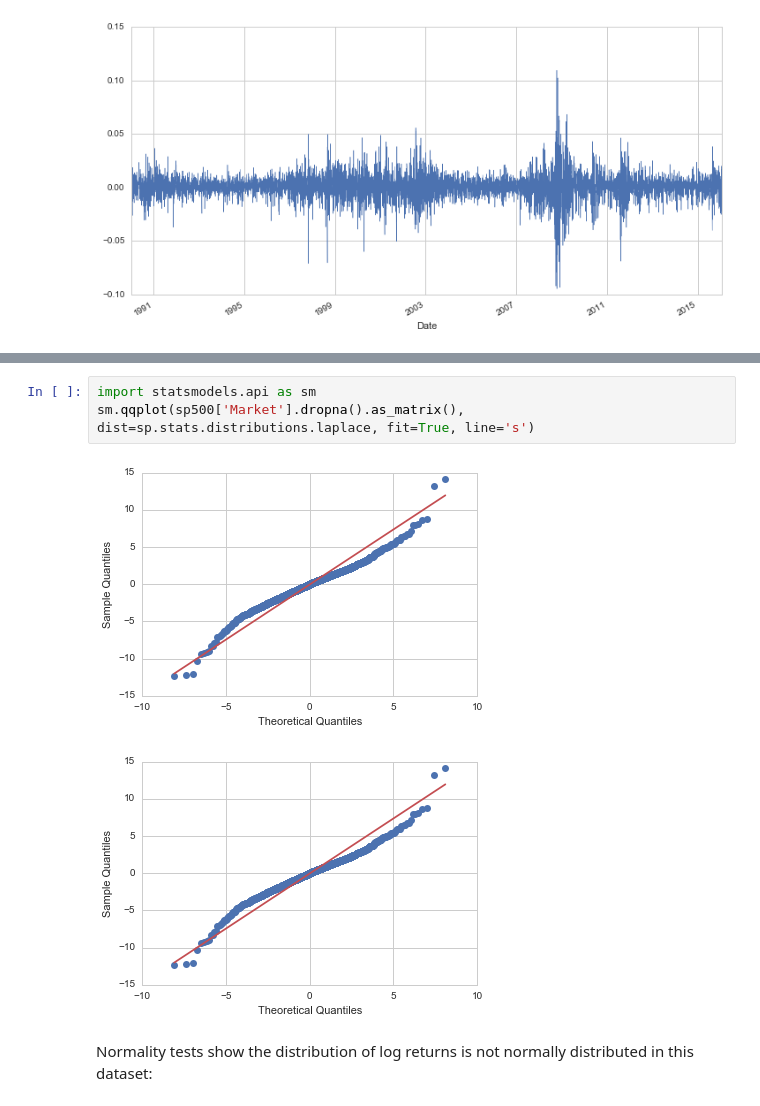
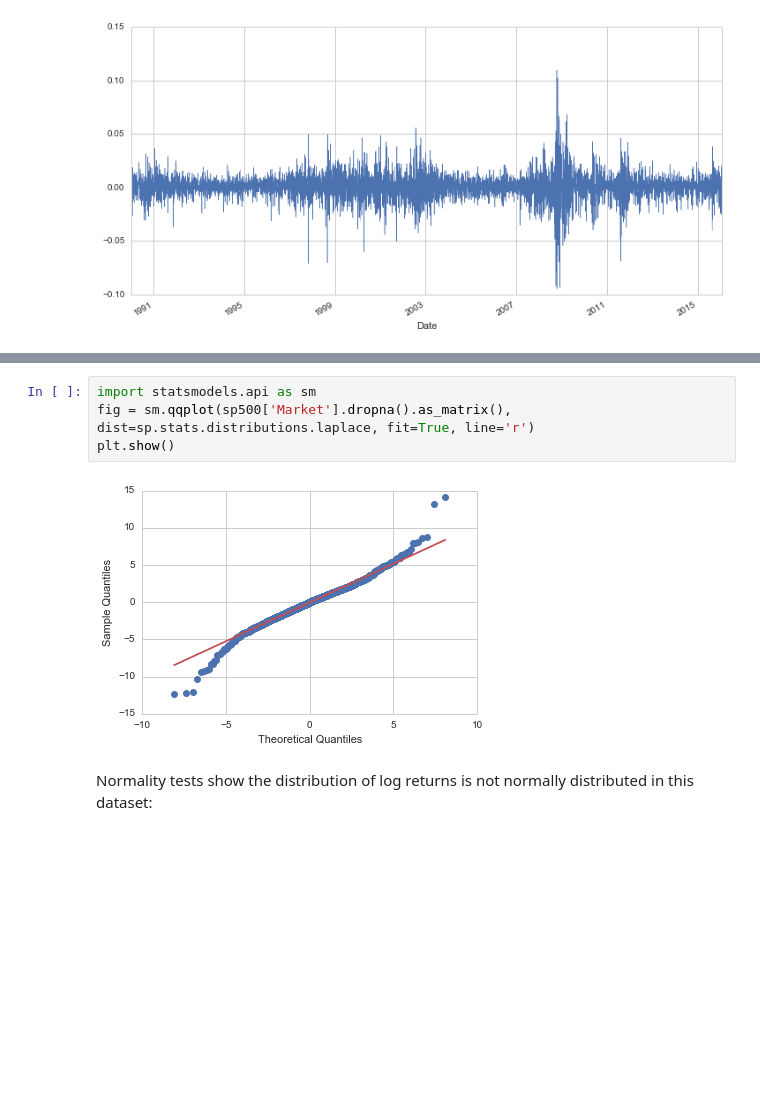
Before and after one commit to clausherther/public, a Jupyter notebook: time_series/Backtest of a Trend Strategy (based on 'Python for Finance').ipynb, the cells around one changed output, grey strips where cells are left out. Drawn from its saved outputs; the diff is of its cells as text; blank space fills up the shorter version.

```diff
--- a/time_series/Backtest of a Trend Strategy (based on 'Python for Finance').ipynb
+++ b/time_series/Backtest of a Trend Strategy (based on 'Python for Finance').ipynb
@@ -63,10 +63,10 @@ plt.show()
 [figure]
 # %%
 import statsmodels.api as sm
-sm.qqplot(sp500['Market'].dropna().as_matrix(), dist=sp.stats.distributions.laplace, fit=True, line='s')
+fig = sm.qqplot(sp500['Market'].dropna().as_matrix(), dist=sp.stats.distributions.laplace, fit=True, line='r')
+plt.show()
 # %% [output]
-[figure, old version]
+[figure, new version]
-[figure, removed]
 # %% [markdown]
 Normality tests show the distribution of log returns is not normally distributed in this dataset:
 # %%
```
Also changed, not shown: parts of 4 cells of this notebook.
